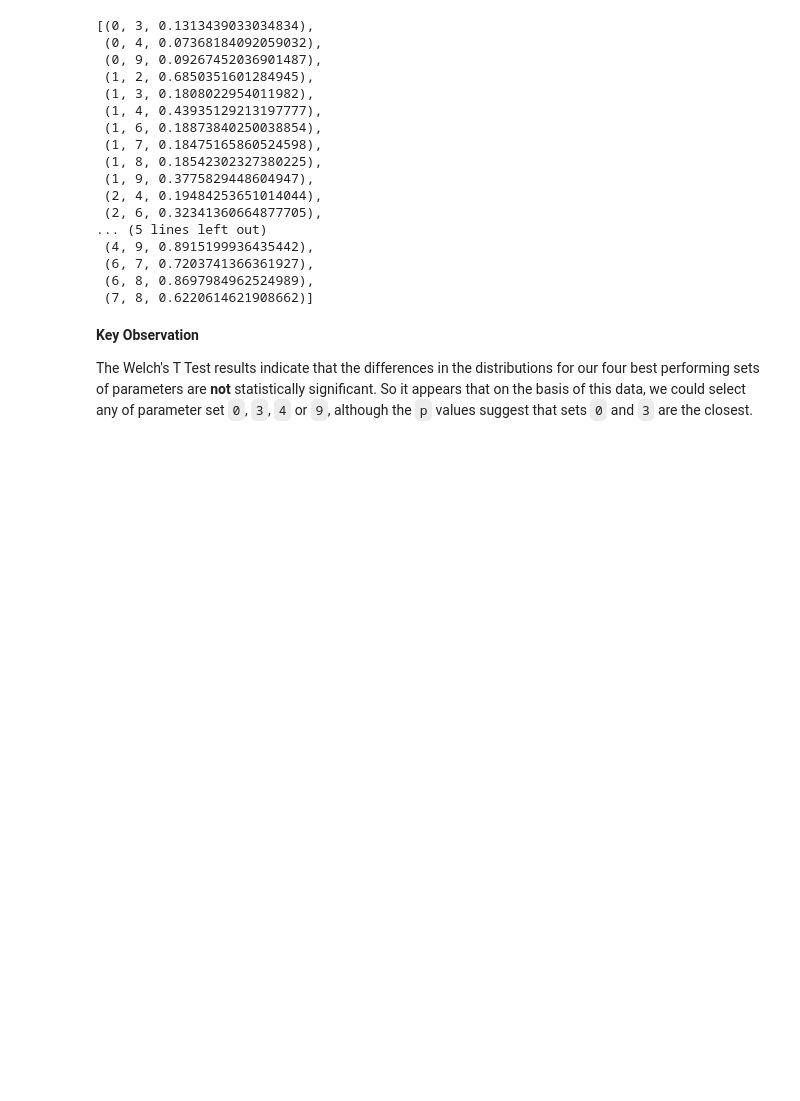
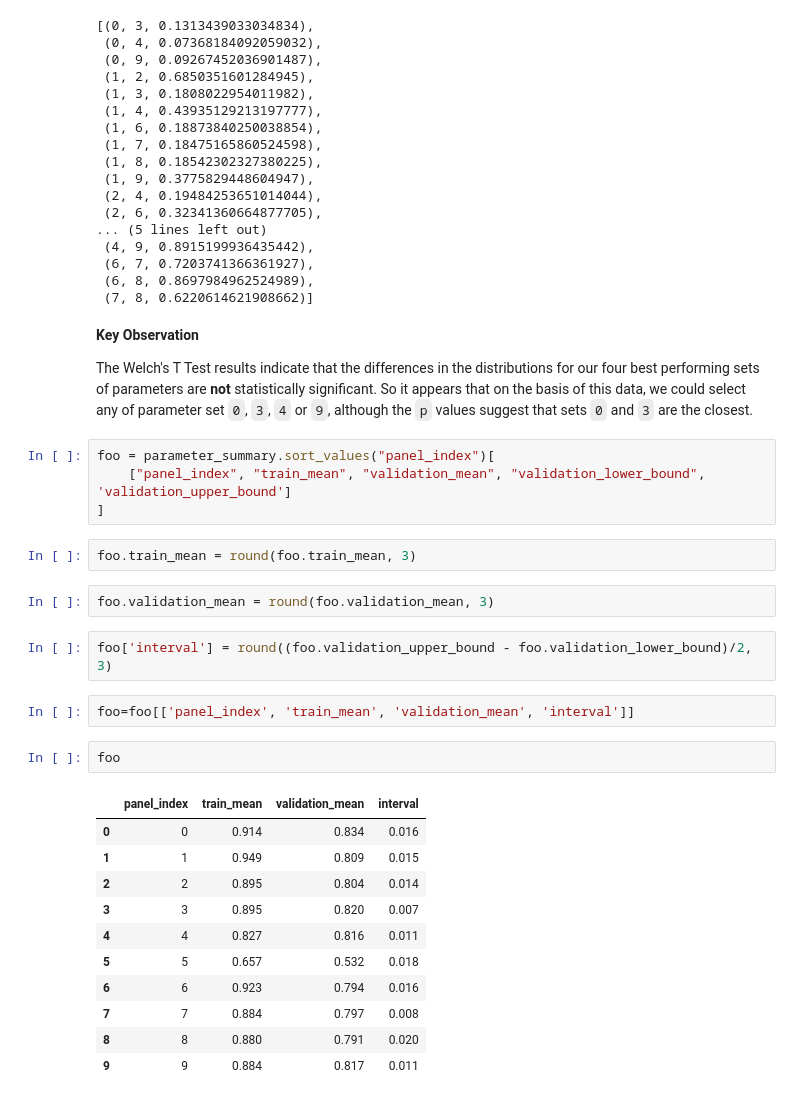
Before and after one commit to RERobbins/mids_w207_summer_22_Richard_Robbins, a Jupyter notebook: submissions/results_analysis.ipynb, the cells around one changed output. Cells and saved outputs as stored; diff of their text form; blank space fills up the shorter version.

```diff
--- a/submissions/results_analysis.ipynb
+++ b/submissions/results_analysis.ipynb
@@ -400,3 +402,29 @@ Lets look for results where the p value is greater then or equal to .05
 **Key Observation**
 
 The Welch's T Test results indicate that the differences in the distributions for our four best performing sets of parameters are **not** statistically significant. So it appears that on the basis of this data, we could select any of parameter set `0`, `3`, `4` or `9`, although the `p` values suggest that sets `0` and `3` are the closest.
+# %%
+foo = parameter_summary.sort_values("panel_index")[
+    ["panel_index", "train_mean", "validation_mean", "validation_lower_bound", 'validation_upper_bound']
+]
+# %%
+foo.train_mean = round(foo.train_mean, 3)
+# %%
+foo.validation_mean = round(foo.validation_mean, 3)
+# %%
+foo['interval'] = round((foo.validation_upper_bound - foo.validation_lower_bound)/2, 3)
+# %%
+foo=foo[['panel_index', 'train_mean', 'validation_mean', 'interval']]
+# %%
+foo
+# %% [output]
+|  | panel_index | train_mean | validation_mean | interval |
+| 0 | 0 | 0.914 | 0.834 | 0.016 |
+| 1 | 1 | 0.949 | 0.809 | 0.015 |
+| 2 | 2 | 0.895 | 0.804 | 0.014 |
+| 3 | 3 | 0.895 | 0.820 | 0.007 |
+| 4 | 4 | 0.827 | 0.816 | 0.011 |
+| 5 | 5 | 0.657 | 0.532 | 0.018 |
+| 6 | 6 | 0.923 | 0.794 | 0.016 |
+| 7 | 7 | 0.884 | 0.797 | 0.008 |
+| 8 | 8 | 0.880 | 0.791 | 0.020 |
+| 9 | 9 | 0.884 | 0.817 | 0.011 |
```
Also changed, not shown: parts of 3 cells of this notebook, 1 other file.
